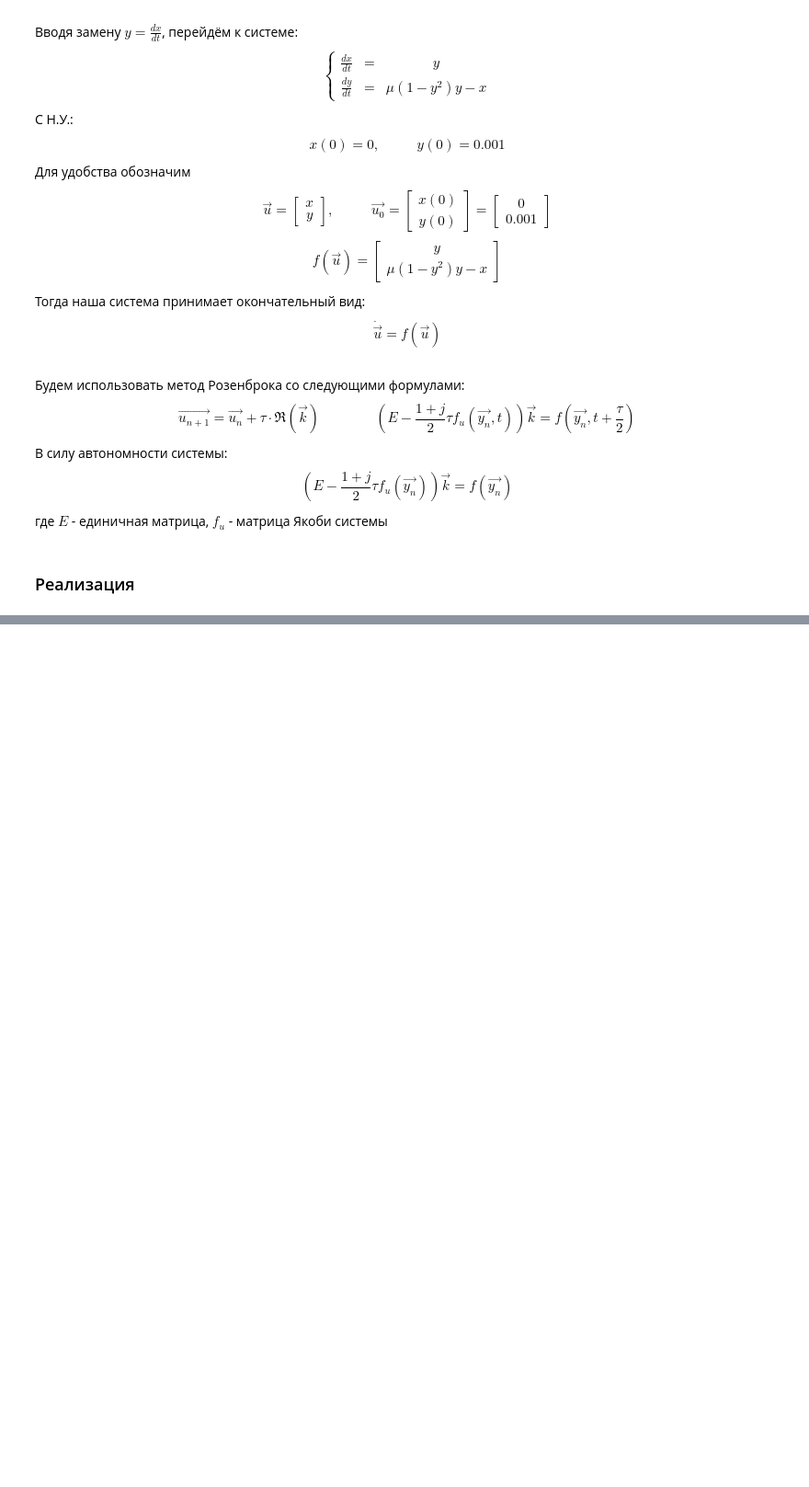
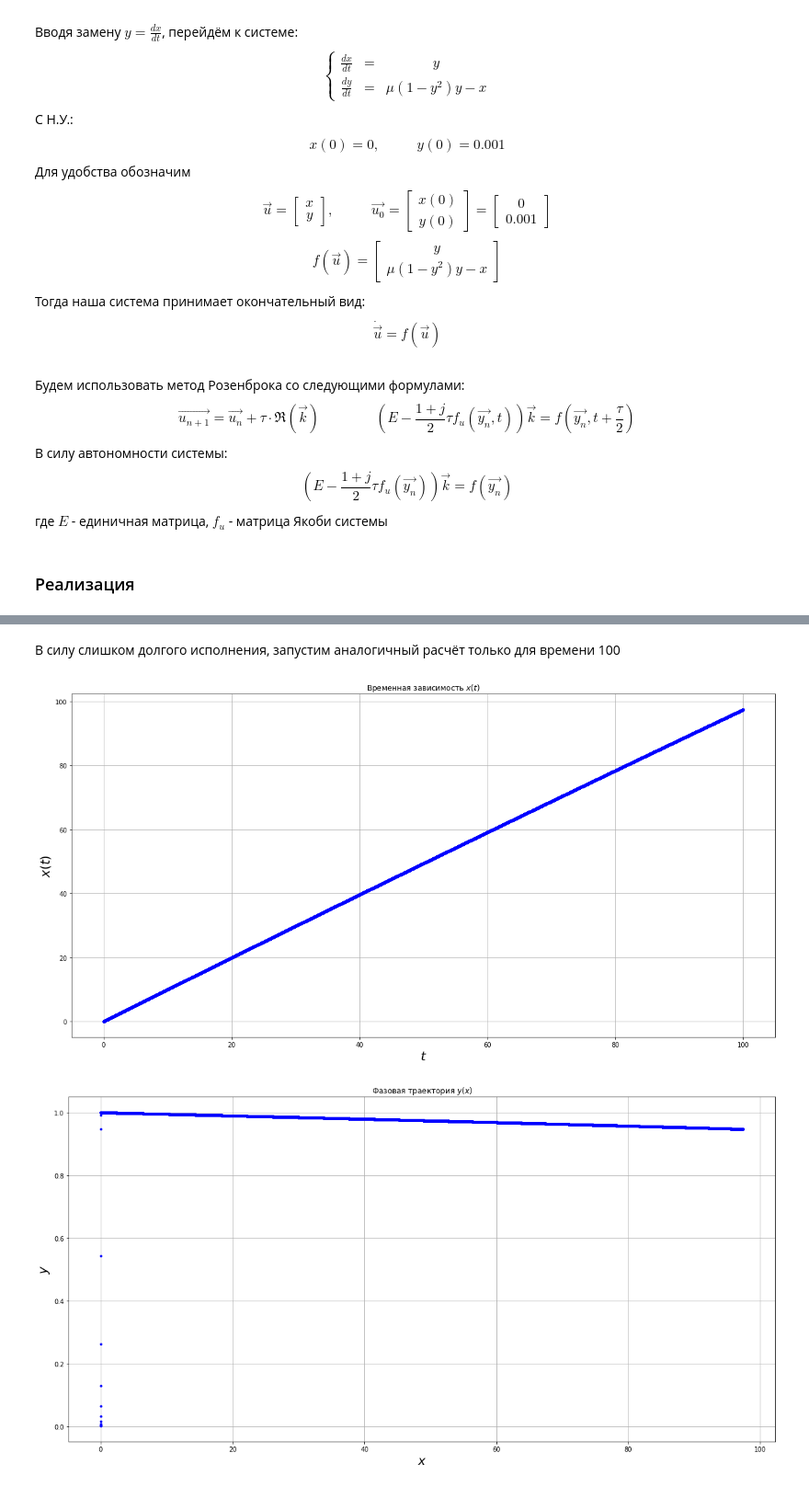
Before and after one commit to derzhavin3016/CompMath, a Jupyter notebook: Lab7/Lab7.ipynb, the cells around one changed output, grey strips where cells are left out. Shown: that part at 92% size. Saved outputs shown, nothing was run; the diff lists cells and outputs as text; code cells hidden in the pictures; blank space fills up the shorter version.

```diff
--- a/Lab7/Lab7.ipynb
+++ b/Lab7/Lab7.ipynb
@@ -154,0 +161,7 @@ SolveNPrint(T_k, p0, c_p, Rosenbrock)
+# %% [markdown]
+В силу слишком долгого исполнения, запустим аналогичный расчёт только для времени 100
+# %%
+SolveNPrint(100, p0, c_p, Rosenbrock, step = 1e-3)
+# %% [output]
+[figure, added]
+[figure, added]
```
Also changed, not shown: parts of 2 cells of this notebook.
